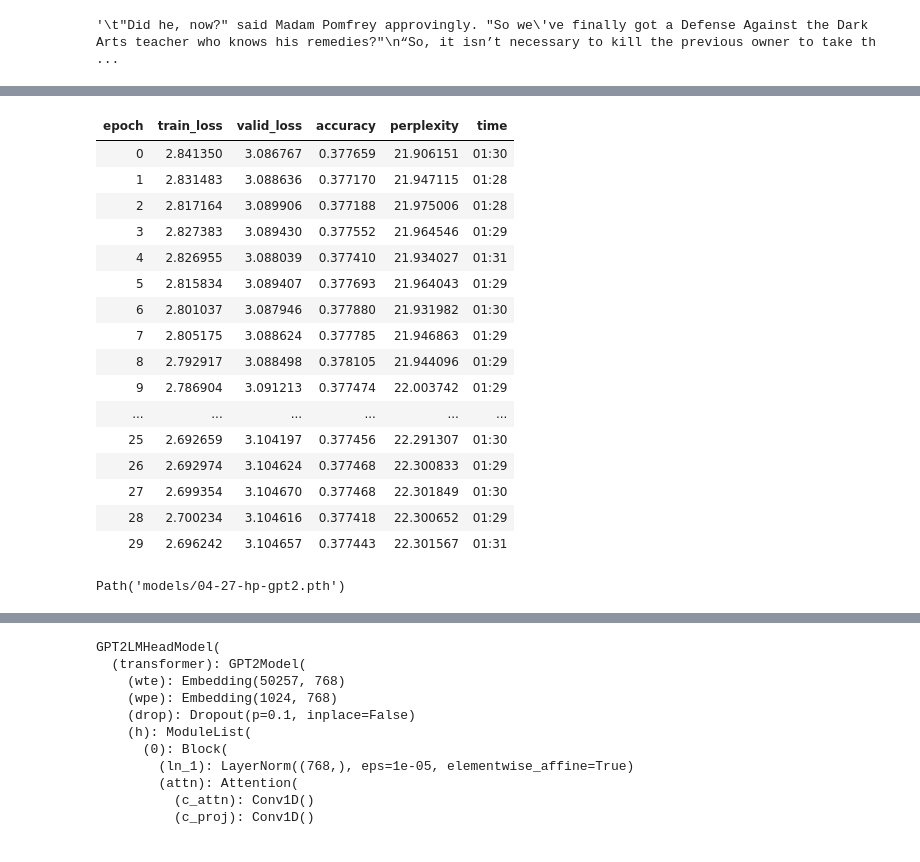
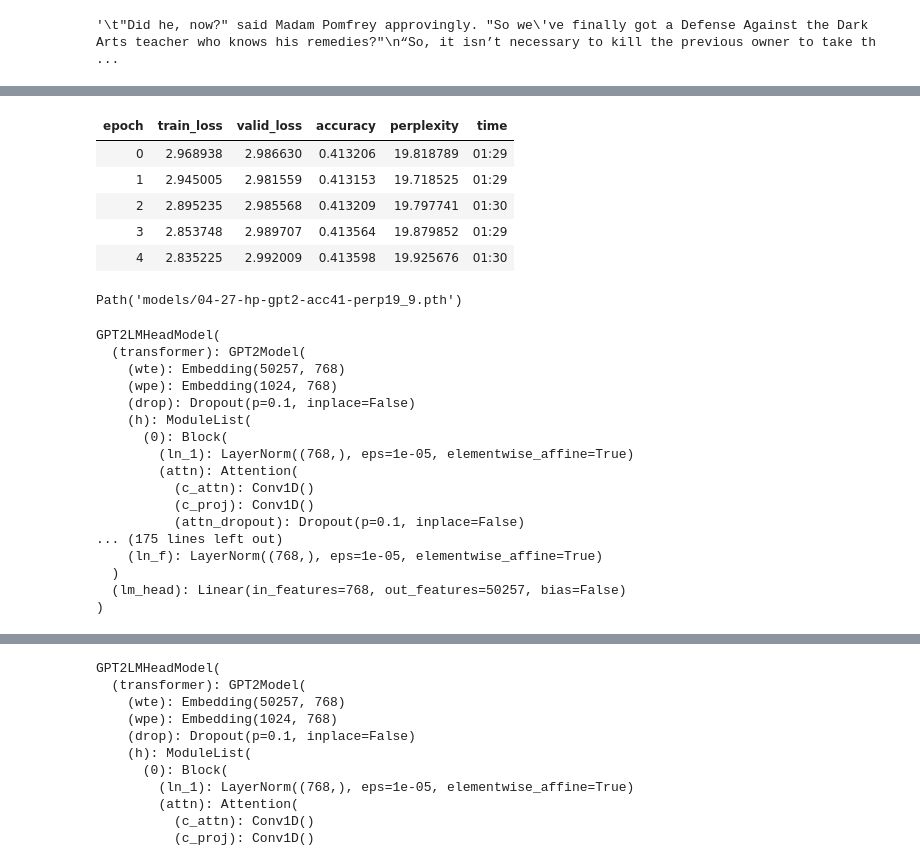
Before and after one commit to into-the-blue/chartreuse-dl-playground, a Jupyter notebook: gpt2-experiment.ipynb, the cells around one changed output, grey strips where cells are left out. Cells and saved outputs as stored; diff of their text form; code cells hidden in the pictures.

```diff
--- a/gpt2-experiment.ipynb
+++ b/gpt2-experiment.ipynb
@@ -192,4 +195,10 @@ def split_data(data,pct=0.9):
 data,splits = split_data(books,0.9)
+# %%
+# choose valid data from last book
+data = sum(books,[])
+pct = 0.9
+sep_point = int(len(data)*0.9)
+splits=(range(0,sep_point), range(sep_point, len(data)))
 # %%
 len(data), splits
 # %% [output]
@@ -220,4 +229,4 @@ SuggestedLRs(lr_min=0.012022644281387329, lr_steep=0.10000000149011612)
 # %%
-learn.fit_one_cycle(2,3e-4)
+learn.fit_one_cycle(3,3e-4)
 # %% [output]
 | epoch | train_loss | valid_loss | accuracy | perplexity | time |
@@ -232,25 +242,13 @@ SuggestedLRs(lr_min=0.02089296132326126, lr_steep=0.17378008365631104)
 # %%
-learn.unfreeze()
-learn.fit_one_cycle(30, slice(1e-5/(2.6**4), 1e-5))
+learn.fit_one_cycle(5, slice(1e-6, 5e-5))
 # %% [output]
 | epoch | train_loss | valid_loss | accuracy | perplexity | time |
-| 0 | 2.841350 | 3.086767 | 0.377659 | 21.906151 | 01:30 |
-| 1 | 2.831483 | 3.088636 | 0.377170 | 21.947115 | 01:28 |
-| 2 | 2.817164 | 3.089906 | 0.377188 | 21.975006 | 01:28 |
-| 3 | 2.827383 | 3.089430 | 0.377552 | 21.964546 | 01:29 |
-| 4 | 2.826955 | 3.088039 | 0.377410 | 21.934027 | 01:31 |
-| 5 | 2.815834 | 3.089407 | 0.377693 | 21.964043 | 01:29 |
-| 6 | 2.801037 | 3.087946 | 0.377880 | 21.931982 | 01:30 |
-| 7 | 2.805175 | 3.088624 | 0.377785 | 21.946863 | 01:29 |
-| 8 | 2.792917 | 3.088498 | 0.378105 | 21.944096 | 01:29 |
-| 9 | 2.786904 | 3.091213 | 0.377474 | 22.003742 | 01:29 |
-| ... | ... | ... | ... | ... | ... |
-| 25 | 2.692659 | 3.104197 | 0.377456 | 22.291307 | 01:30 |
-| 26 | 2.692974 | 3.104624 | 0.377468 | 22.300833 | 01:29 |
-| 27 | 2.699354 | 3.104670 | 0.377468 | 22.301849 | 01:30 |
-| 28 | 2.700234 | 3.104616 | 0.377418 | 22.300652 | 01:29 |
-| 29 | 2.696242 | 3.104657 | 0.377443 | 22.301567 | 01:31 |
+| 0 | 2.968938 | 2.986630 | 0.413206 | 19.818789 | 01:29 |
+| 1 | 2.945005 | 2.981559 | 0.413153 | 19.718525 | 01:29 |
+| 2 | 2.895235 | 2.985568 | 0.413209 | 19.797741 | 01:30 |
+| 3 | 2.853748 | 2.989707 | 0.413564 | 19.879852 | 01:29 |
+| 4 | 2.835225 | 2.992009 | 0.413598 | 19.925676 | 01:30 |
 # %%
-learn.save('./04-27-hp-gpt2')
+learn.save('./04-27-hp-gpt2-acc41-perp19_9')
 # %% [output]
-Path('models/04-27-hp-gpt2.pth')
+Path('models/04-27-hp-gpt2-acc41-perp19_9.pth')
@@ -257,3 +259,23 @@ Path('models/04-27-hp-gpt2.pth')
+# %%
+modelc = torch.load('./models/')
+# %% [output]
+GPT2LMHeadModel(
+  (transformer): GPT2Model(
+    (wte): Embedding(50257, 768)
+    (wpe): Embedding(1024, 768)
+    (drop): Dropout(p=0.1, inplace=False)
+    (h): ModuleList(
+      (0): Block(
+        (ln_1): LayerNorm((768,), eps=1e-05, elementwise_affine=True)
+        (attn): Attention(
+          (c_attn): Conv1D()
+          (c_proj): Conv1D()
+          (attn_dropout): Dropout(p=0.1, inplace=False)
+... (175 lines left out)
+    (ln_f): LayerNorm((768,), eps=1e-05, elementwise_affine=True)
+  )
+  (lm_head): Linear(in_features=768, out_features=50257, bias=False)
+)
 # %%
 learn.summary()
 # %% [output]
```
Also changed, not shown: parts of 14 cells of this notebook.
